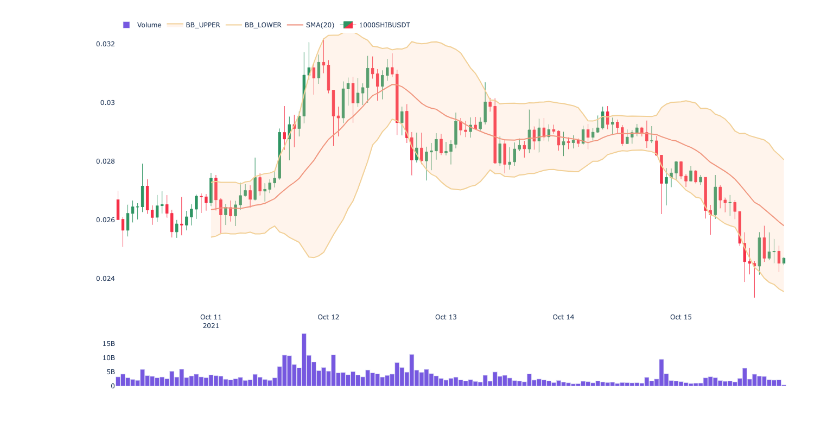
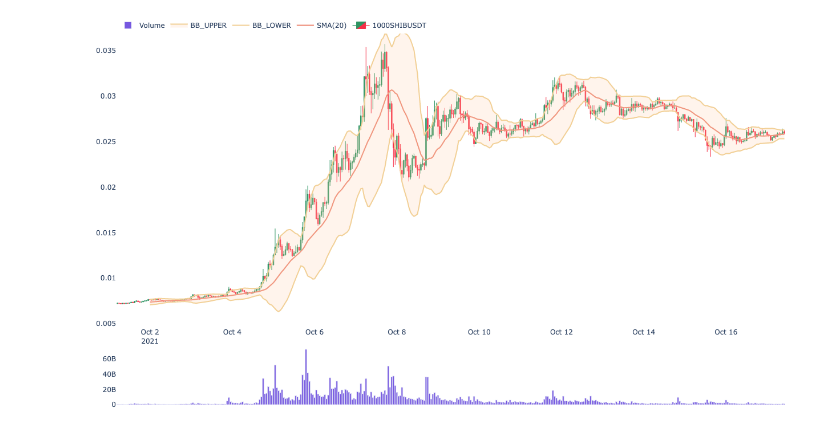
Before and after one commit to ruthus18/dobermann, a Jupyter notebook: ind_bollinger.ipynb, the cells around one changed output. Saved outputs shown, nothing was run; the diff lists cells and outputs as text; code cells hidden in the pictures.

```diff
--- a/ind_bollinger.ipynb
+++ b/ind_bollinger.ipynb
@@ -18,10 +18,9 @@ logging.config.dictConfig(settings.LOGGING)
 
 client = await BinanceClient.init()
 # %%
-start = dt.datetime(2021, 10, 10)
-end = dt.datetime(2021, 10, 16)
+start = dt.datetime(2021, 10, 1)
+end = dt.datetime(2021, 10, 18)
 candles = [candle async for candle in client.get_futures_historical_candles('1000SHIBUSDT', '1h', start, end)]
 
-candles_df = to_candles_df(candles)
-candles_df
+len(candles)
 # %% [output]
@@ -42,6 +28,5 @@ candles_df
 # %%
-ind = BollingerBands(candles[:18])
+ind = BollingerBandsIndicator()
 
-for candle in candles[18:]:
-    result = ind.process_new_candle(candle)
-    # print(result)
+for candle in candles:
+    ind.calculate(candle)
@@ -50,7 +33,7 @@ for candle in candles[18:]:
 # %%
 import plotly.graph_objects as go
 
-graph = get_candles_graph(ticker='1000SHIBUSDT', candles=candles_df, extra_graphs=[
+graph = get_candles_graph(ticker='1000SHIBUSDT', candles=to_candles_df(candles), extra_graphs=[
     go.Scatter(x=ind.s_sma.index, y=ind.s_sma.values, name='SMA(20)', line_color='#ed8975'),
     go.Scatter(x=ind.s_lower_band.index, y=ind.s_lower_band.values, name='BB_LOWER', line_color='#f2d096'),
     go.Scatter(x=ind.s_upper_band.index, y=ind.s_upper_band.values, name='BB_UPPER', line_color='#f2d096', fill='tonexty', fillcolor='rgba(253,202,162,0.2)'),
@@ -61 +43 @@ graph.show()
-[figure, old version]
+[figure, new version]
```
Also changed, not shown: parts of 4 cells of this notebook, 3 other files.
